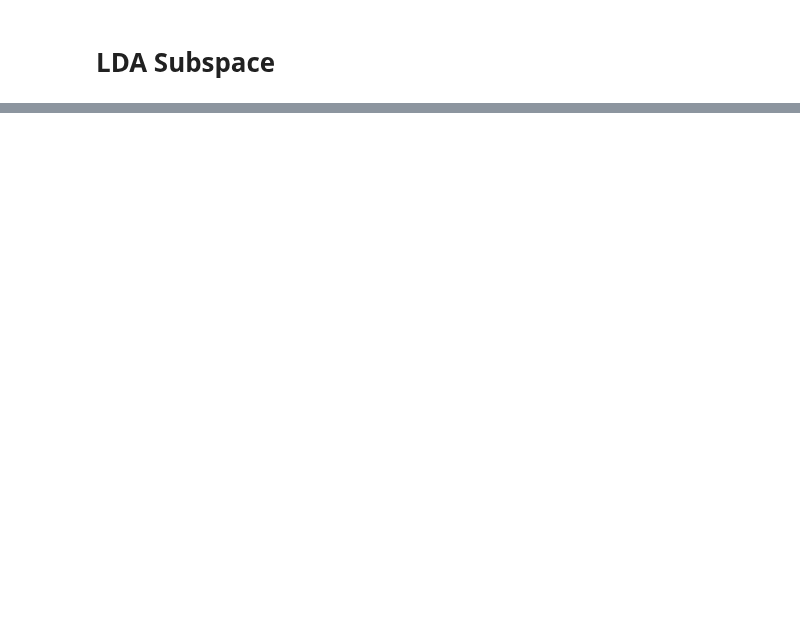
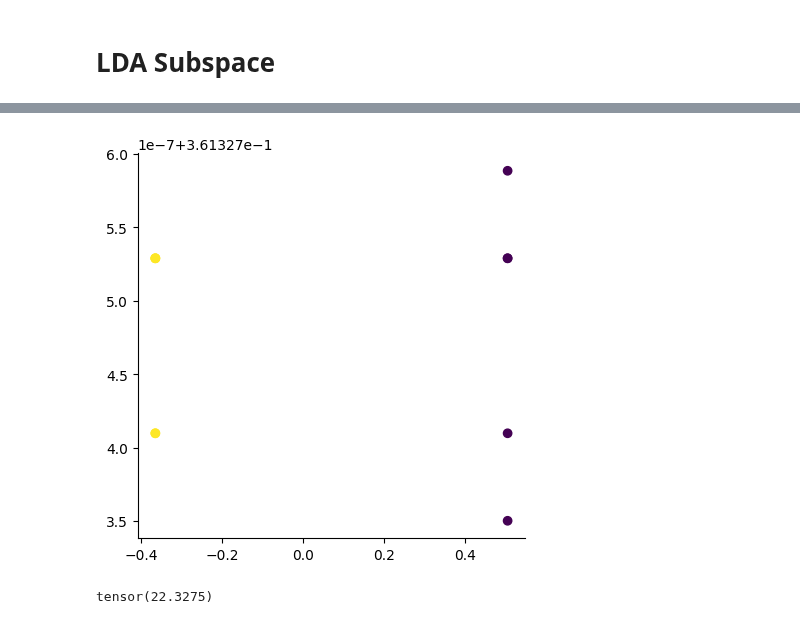
Before and after one commit to kdu4108/measureLM, a Jupyter notebook: notebooks/activation patching/LDA subspace.ipynb, the cells around one changed output, grey strips where cells are left out. Drawn from its saved outputs; the diff is of its cells as text; code cells hidden in the pictures; blank space fills up the shorter version.

```diff
--- a/notebooks/activation patching/LDA subspace.ipynb
+++ b/notebooks/activation patching/LDA subspace.ipynb
@@ -100,0 +174,63 @@ np.round(X_recovered - X, 6).sum()
+# %%
+X_1 = torch.normal(1, 0.4, size=(5,20))
+y_1 = torch.zeros(5)
+X_2 = torch.normal(1, 1.2, size=(5,20))
+y_2 = torch.ones(5)
+
+X = torch.cat((X_1, X_2))
+y = torch.cat((y_1, y_2))
+# %%
+class LDA:
+
+    def fit(self, X, y):
+        n_features = X.shape[1]
+        class_labels = np.unique(y)
+
+        # Within class scatter matrix:
+        # SW = sum((X_c - mean_X_c)^2 )
+
+        # Between class scatter:
+        # SB = sum( n_c * (mean_X_c - mean_overall)^2 )
+
+        mean_overall = np.mean(X, axis=0)
+        SW = np.zeros((n_features, n_features))
+        SB = np.zeros((n_features, n_features))
+        for c in class_labels:
+            X_c = X[y == c]
+
+            mean_c = np.mean(X_c, axis=0)
+            # (4, n_c) * (n_c, 4) = (4,4) -> transpose
+            SW += (X_c - mean_c).T.dot((X_c - mean_c))
+
+            # (4, 1) * (1, 4) = (4,4) -> reshape
+            n_c = X_c.shape[0]
+            mean_diff = (mean_c - mean_overall).reshape(n_features, 1)
+            SB += n_c * (mean_diff).dot(mean_diff.T)
+
+        # Determine SW^-1 * SB
+        A = np.linalg.inv(SW).dot(SB)
+        # Get eigenvalues and eigenvectors of SW^-1 * SB
+        eigenvalues, eigenvectors = np.linalg.eig(A)
+
+
+        # -> eigenvector v = [:,i] column vector, transpose for easier calculations
+        # sort eigenvalues high to low
+        eigenvectors = eigenvectors.T
+
+        idxs = np.argsort(abs(eigenvalues))[::-1]
+        self.eigenvals = torch.FloatTensor(eigenvalues[idxs])
+        self.eigenvecs = torch.FloatTensor(eigenvectors[idxs])
+        self.inverse_eigenvecs = torch.FloatTensor(np.linalg.inv(eigenvectors[idxs]))
+
+
+lda = LDA()
+lda.fit(X.numpy(),y.numpy())
+X_trans = X@ lda.eigenvecs.T
+
+plot_2D_scatter(X_trans, y)
+
+X_recovered = X_trans@ lda.inverse_eigenvecs.T
+np.round(X_recovered - X, 6).sum()
+# %% [output]
+[figure, added]
+tensor(22.3275)
```
Also changed, not shown: parts of 11 cells of this notebook, 2 other files.
